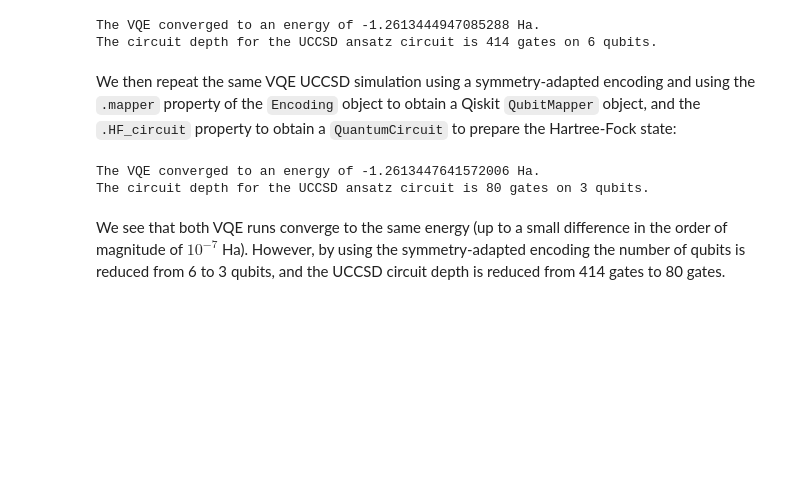
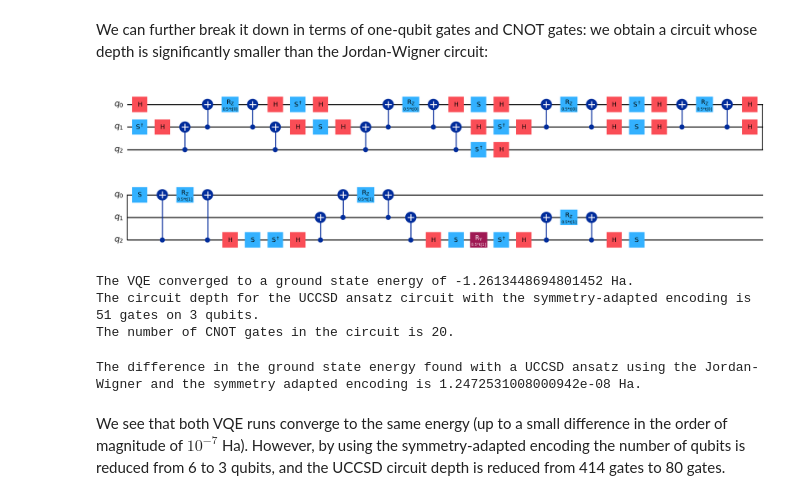
Before and after one commit to dariopicozzi/quantumsymmetry, a Jupyter notebook: docs/tutorials/05_VQE_circuits.ipynb, the cells around one changed output. Drawn from its saved outputs; the diff is of its cells as text; code cells hidden in the pictures; blank space fills up the shorter version.

```diff
--- a/docs/tutorials/05_VQE_circuits.ipynb
+++ b/docs/tutorials/05_VQE_circuits.ipynb
@@ -69,7 +148,12 @@ depth1 = ansatz.decompose().decompose().decompose().decompose().depth()
+# %% [markdown]
+We can further break it down in terms of one-qubit gates and CNOT gates: we obtain a circuit whose depth is significantly smaller than the Jordan-Wigner circuit:
+# %%
+SAE_UCC_ansatz.decompose().decompose().decompose().draw(output='mpl', fold = 28)
+# %% [output]
+[figure, added]
 # %%
-print(f'The VQE converged to an energy of {energy1} Ha.\nThe circuit depth for the UCCSD ansatz circuit is {depth1} gates on {qubits1} qubits.')
+print(f'The VQE converged to a ground state energy of {SAE_UCC_energy} Ha.\nThe circuit depth for the UCCSD ansatz circuit with the symmetry-adapted encoding is {SAE_UCC_depth} gates on {SAE_UCC_qubits} qubits.\nThe number of CNOT gates in the circuit is {SAE_UCC_CNOT_count}.')
 # %% [output]
-The VQE converged to an energy of -1.2613444947085288 Ha.
-The circuit depth for the UCCSD ansatz circuit is 414 gates on 6 qubits.
+The VQE converged to a ground state energy of -1.2613448694801452 Ha.
+The circuit depth for the UCCSD ansatz circuit with the symmetry-adapted encoding is 51 gates on 3 qubits.
+The number of CNOT gates in the circuit is 20.
-# %% [markdown]
-We then repeat the same VQE UCCSD simulation using a symmetry-adapted encoding and using the `.mapper` property of the `Encoding` object to obtain a Qiskit `QubitMapper` object, and the `.HF_circuit` property to obtain a `QuantumCircuit` to prepare the Hartree-Fock state:
@@ -100,7 +160,6 @@ depth2 = ansatz.decompose().decompose().decompose().decompose().depth()
-# %%
-print(f'The VQE converged to an energy of {energy2} Ha.\nThe circuit depth for the UCCSD ansatz circuit is {depth2} gates on {qubits2} qubits.')
-# %% [output]
-The VQE converged to an energy of -1.2613447641572006 Ha.
-The circuit depth for the UCCSD ansatz circuit is 80 gates on 3 qubits.
+# %%
+print(f'The difference in the ground state energy found with a UCCSD ansatz using the Jordan-Wigner and the symmetry adapted encoding is {abs(SAE_UCC_energy - JW_UCC_energy)} Ha.')
+# %% [output]
+The difference in the ground state energy found with a UCCSD ansatz using the Jordan-Wigner and the symmetry adapted encoding is 1.2472531008000942e-08 Ha.
 # %% [markdown]
 We see that both VQE runs converge to the same energy (up to a small difference in the order of magnitude of $10^{-7}$ Ha). However, by using the symmetry-adapted encoding the number of qubits is reduced from 6 to 3 qubits, and the UCCSD circuit depth is reduced from 414 gates to 80 gates.
```
Also changed, not shown: parts of 30 cells of this notebook, 6 other files.
